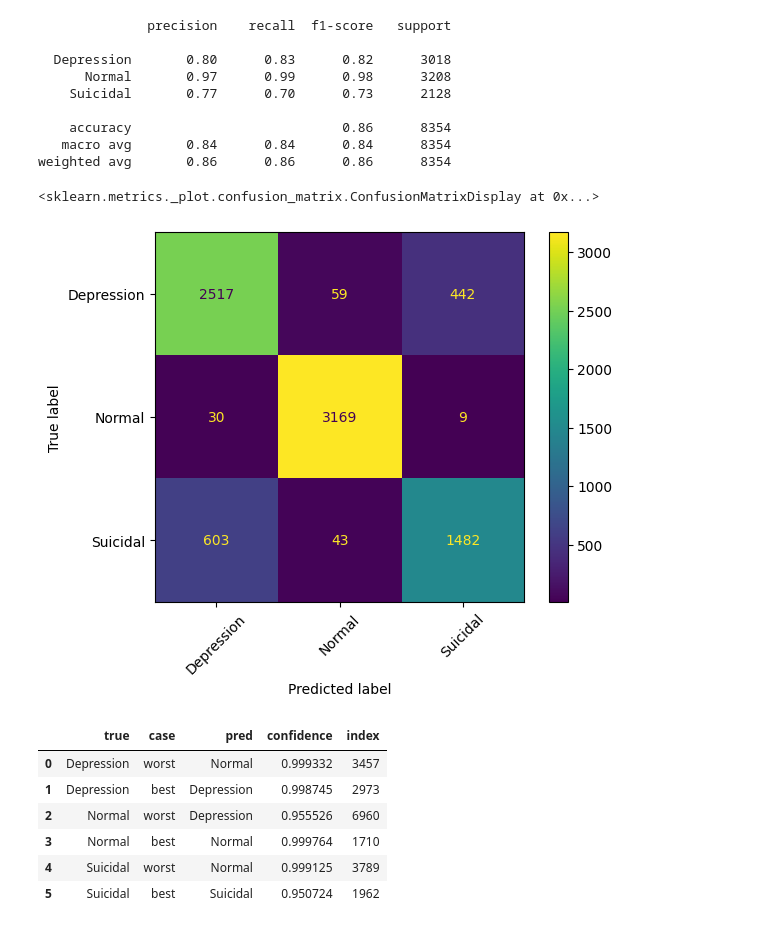
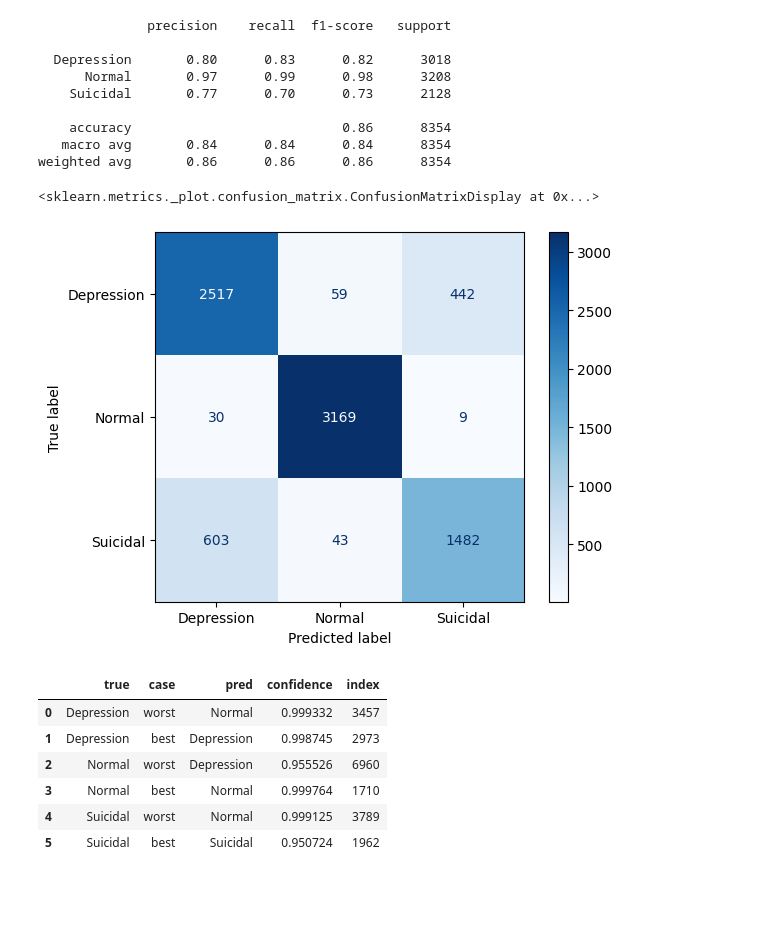
Before and after one commit to weecici/safmh, a Jupyter notebook: main_bert.ipynb, the cells around one changed output. Cells and saved outputs as stored; diff of their text form; code cells hidden in the pictures; blank space fills up the shorter version.

```diff
--- a/main_bert.ipynb
+++ b/main_bert.ipynb
@@ -297,13 +297,13 @@ weighted avg       0.86      0.86      0.86      8354
 # %%
 cm = confusion_matrix(y_test, y_pred, labels=sorted(y_test.unique()))
 
 disp = ConfusionMatrixDisplay(
     confusion_matrix=cm, display_labels=sorted(y_test.unique())
 )
-disp.plot(xticks_rotation=45)
+disp.plot(cmap="Blues")
 # %% [output]
 <sklearn.metrics._plot.confusion_matrix.ConfusionMatrixDisplay at 0x...>
-[figure, old version]
+[figure, new version]
 # %%
 if getattr(sa.model.config, "id2label", None):
     id2label = {int(k): v for k, v in sa.model.config.id2label.items()}
```
